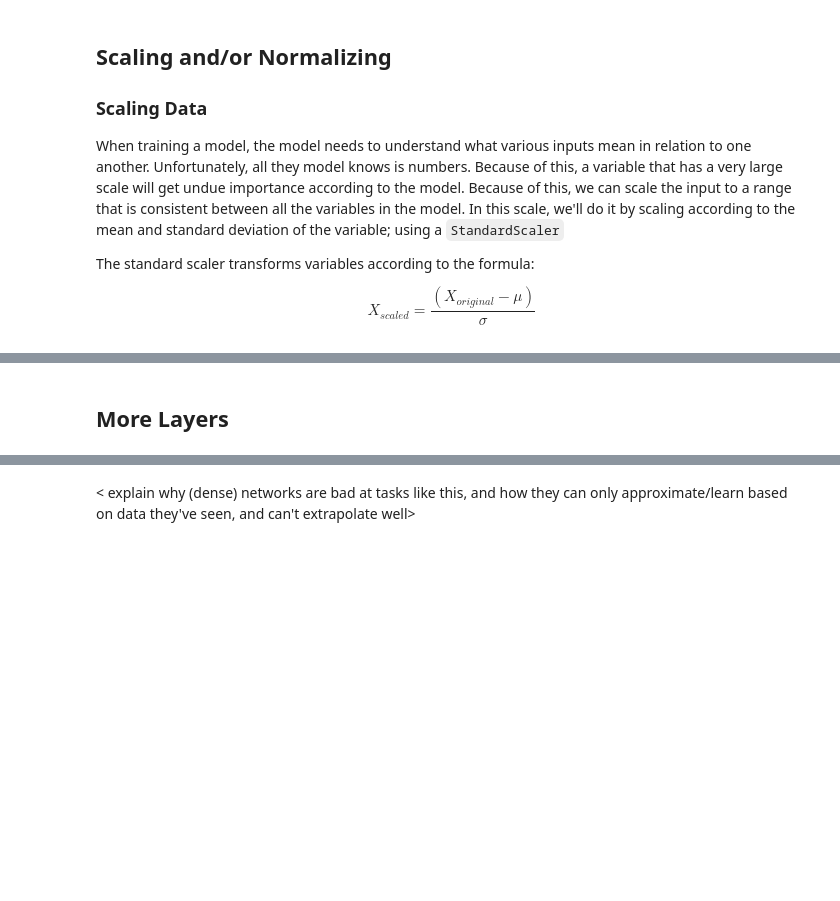
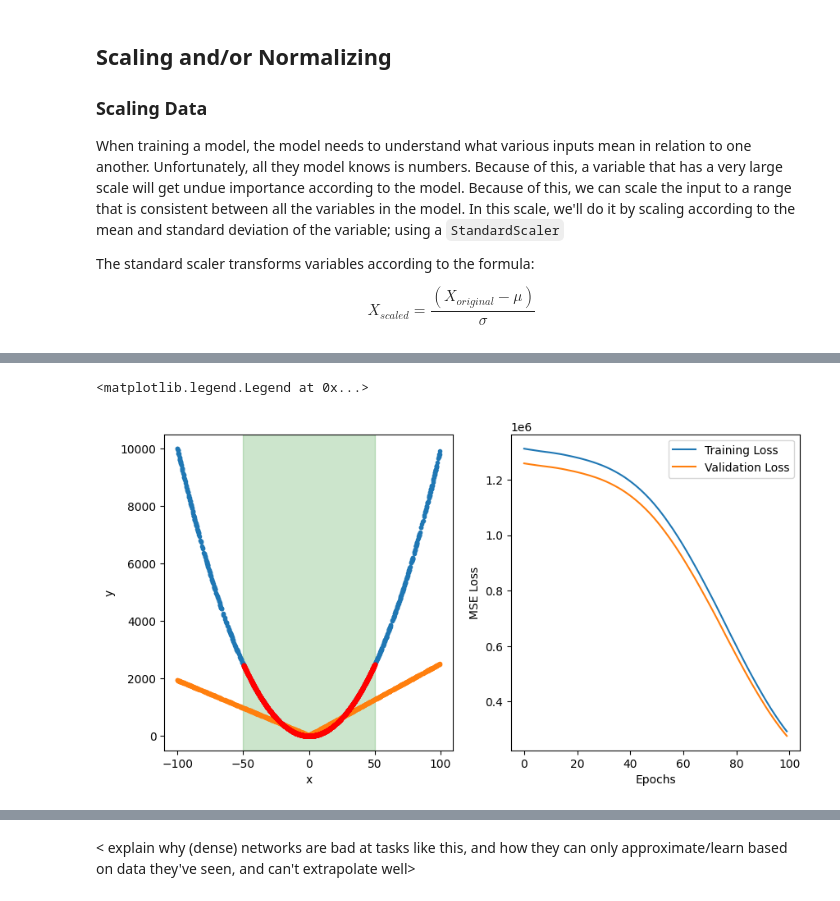
Before and after one commit to BNL-Fermilab-RENEW/tutorials_2025, a Jupyter notebook: DeepNeuralNetworks/DNN.ipynb, the cells around one changed output, grey strips where cells are left out. Cells and saved outputs as stored; diff of their text form; code cells hidden in the pictures; blank space fills up the shorter version.

```diff
--- a/DeepNeuralNetworks/DNN.ipynb
+++ b/DeepNeuralNetworks/DNN.ipynb
@@ -503,16 +264,16 @@ The standard scaler transforms variables according to the formula:
 
 $$ X_{scaled} = \frac{(X_{original} - \mu)}{ \sigma }$$
 # %%
-range = 20000
+samples = 2000
 train_range = 200
 max_range = 300
 def func(x):
     return x**2 + x**3 / 2*x + 8 # Make the problem harder?
 
-x = np.random.random((range,1))*train_range-(train_range/2)
+x = np.random.random((samples,1))*train_range-(train_range/2)
 y = np.array(list(map(func, x))).reshape(-1,1)
 
-x_test = np.random.random((range,1))*max_range-(max_range/2)
+x_test = np.random.random((samples,1))*max_range-(max_range/2)
 y_test = np.array(list(map(func, x_test))).reshape(-1,1)
 
 from sklearn.preprocessing import StandardScaler
@@ -571,15 +317,20 @@ Text(0.5, 1.0, 'New Training Dataset')
-# %% [markdown]
-## More Layers
-# %%
-## (Undo scaling from above)
-range = 20000
-train_range = 200
-max_range = 300
-def func(x):
-    return x**2 + x**3 / 2*x + 8 # Make the problem harder?
-
-x = np.random.random((range,1))*train_range-(train_range/2)
-y = np.array(list(map(func, x))).reshape(-1,1)
-
-x_test = np.random.random((range,1))*max_range-(max_range/2)
-y_test = np.array(list(map(func, x_test))).reshape(-1,1)
+# %%
+figure, subplots = plt.subplots(1, 2, figsize=(10,5))
+
+subplots[0].plot(x_test,y_test,".", label="Test Data")
+subplots[0].plot(x_test,model.predict(x_test), '.', label="Neural Network")
+subplots[0].plot(x,y, '.', label="Training Data", color="red")
+subplots[0].axvspan(-(train_range/2), (train_range/2), color='green', alpha=0.2, label="Range of training data")
+subplots[0].set_xlabel('x')
+subplots[0].set_ylabel('y')
+
+train_history = hist.history['loss']
+val_history = hist.history['val_loss']
+
+epochs = range(len(train_history))
+subplots[1].plot(epochs, train_history, label='Training Loss')
+subplots[1].plot(epochs, val_history, label='Validation Loss')
+subplots[1].set_xlabel("Epochs")
+subplots[1].set_ylabel("MSE Loss")
+plt.legend()
+# %% [output]
@@ -585,0 +338,2 @@ y_test = np.array(list(map(func, x_test))).reshape(-1,1)
+<matplotlib.legend.Legend at 0x...>
+[figure, added]
```
Also changed, not shown: parts of 47 cells of this notebook.
